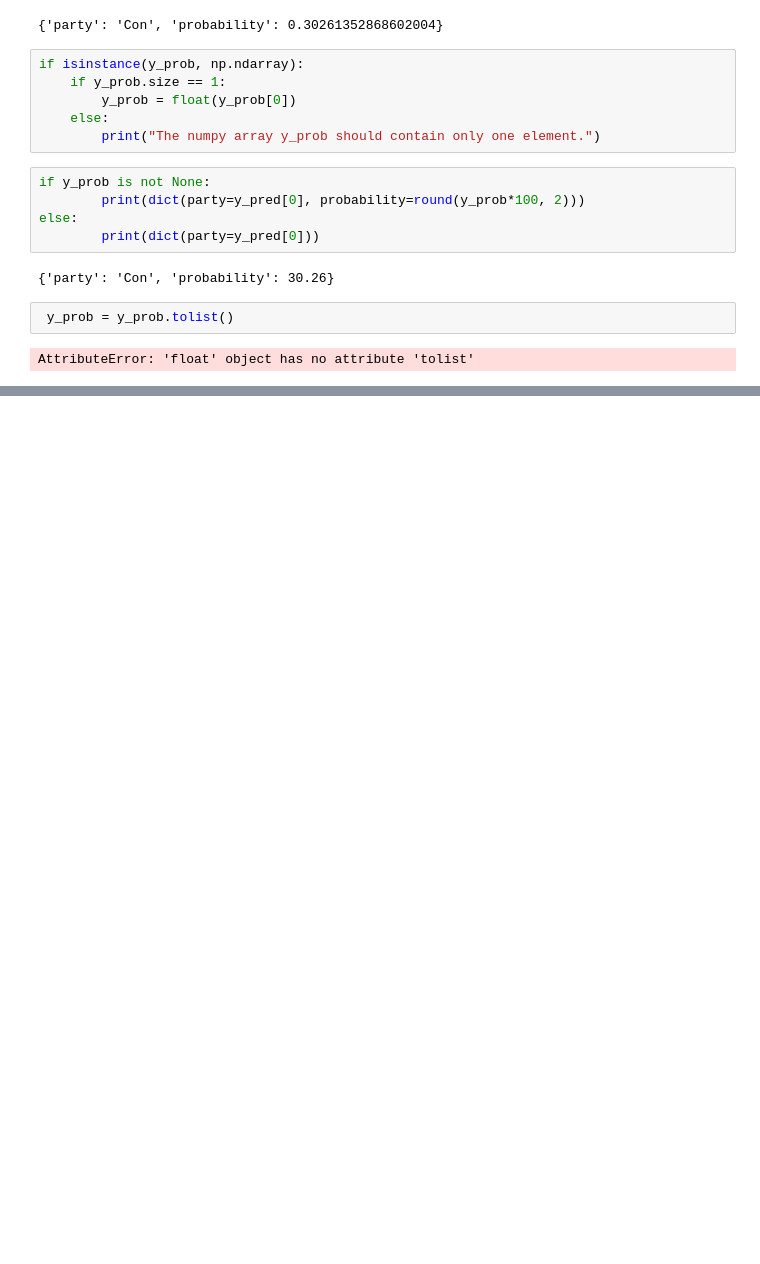
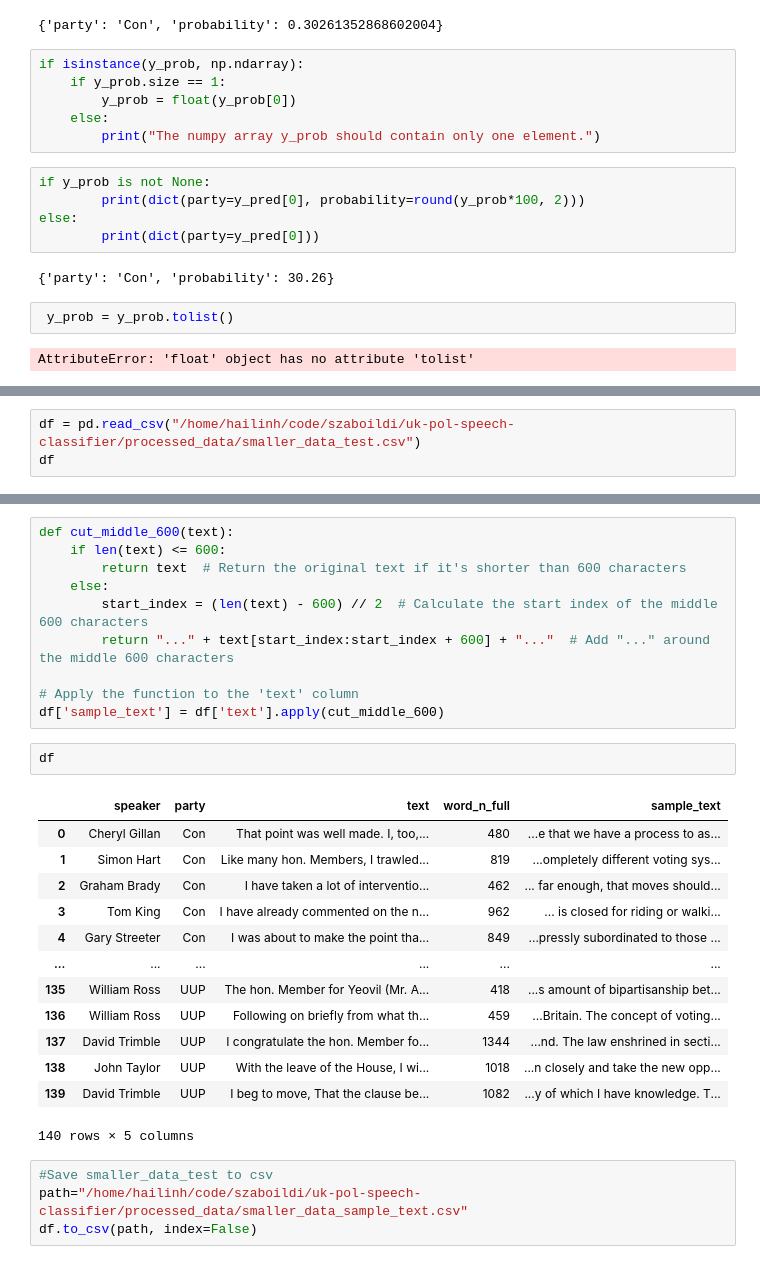
Before and after one commit to szaboildi/uk-pol-speech-classifier, a Jupyter notebook: notebooks/THL_Docker.ipynb, the cells around one changed output, grey strips where cells are left out. Cells and saved outputs as stored; diff of their text form; blank space fills up the shorter version.

Commit message:
get sample aut of speech

```diff
--- a/notebooks/THL_Docker.ipynb
+++ b/notebooks/THL_Docker.ipynb
@@ -377,0 +380,3 @@ AttributeError: 'float' object has no attribute 'tolist'
+# %%
+df = pd.read_csv("/home/hailinh/code/szaboildi/uk-pol-speech-classifier/processed_data/smaller_data_test.csv")
+df
@@ -377,0 +397,30 @@ AttributeError: 'float' object has no attribute 'tolist'
+# %%
+def cut_middle_600(text):
+    if len(text) <= 600:
+        return text  # Return the original text if it's shorter than 600 characters
+    else:
+        start_index = (len(text) - 600) // 2  # Calculate the start index of the middle 600 characters
+        return "..." + text[start_index:start_index + 600] + "..."  # Add "..." around the middle 600 characters
+
+# Apply the function to the 'text' column
+df['sample_text'] = df['text'].apply(cut_middle_600)
+# %%
+df
+# %% [output]
+|  | speaker | party | text | word_n_full | sample_text |
+| 0 | Cheryl Gillan | Con | That point was well made. I, too,... | 480 | ...e that we have a process to as... |
+| 1 | Simon Hart | Con | Like many hon. Members, I trawled... | 819 | ...ompletely different voting sys... |
+| 2 | Graham Brady | Con | I have taken a lot of interventio... | 462 | ... far enough, that moves should... |
+| 3 | Tom King | Con | I have already commented on the n... | 962 | ... is closed for riding or walki... |
+| 4 | Gary Streeter | Con | I was about to make the point tha... | 849 | ...pressly subordinated to those ... |
+| ... | ... | ... | ... | ... | ... |
+| 135 | William Ross | UUP | The hon. Member for Yeovil (Mr. A... | 418 | ...s amount of bipartisanship bet... |
+| 136 | William Ross | UUP | Following on briefly from what th... | 459 | ...Britain. The concept of voting... |
+| 137 | David Trimble | UUP | I congratulate the hon. Member fo... | 1344 | ...nd. The law enshrined in secti... |
+| 138 | John Taylor | UUP | With the leave of the House, I wi... | 1018 | ...n closely and take the new opp... |
+| 139 | David Trimble | UUP | I beg to move, That the clause be... | 1082 | ...y of which I have knowledge. T... |
+140 rows × 5 columns
+# %%
+#Save smaller_data_test to csv
+path="/home/hailinh/code/szaboildi/uk-pol-speech-classifier/processed_data/smaller_data_sample_text.csv"
+df.to_csv(path, index=False)
```
Also changed, not shown: parts of 2 cells of this notebook, 2 other files.
